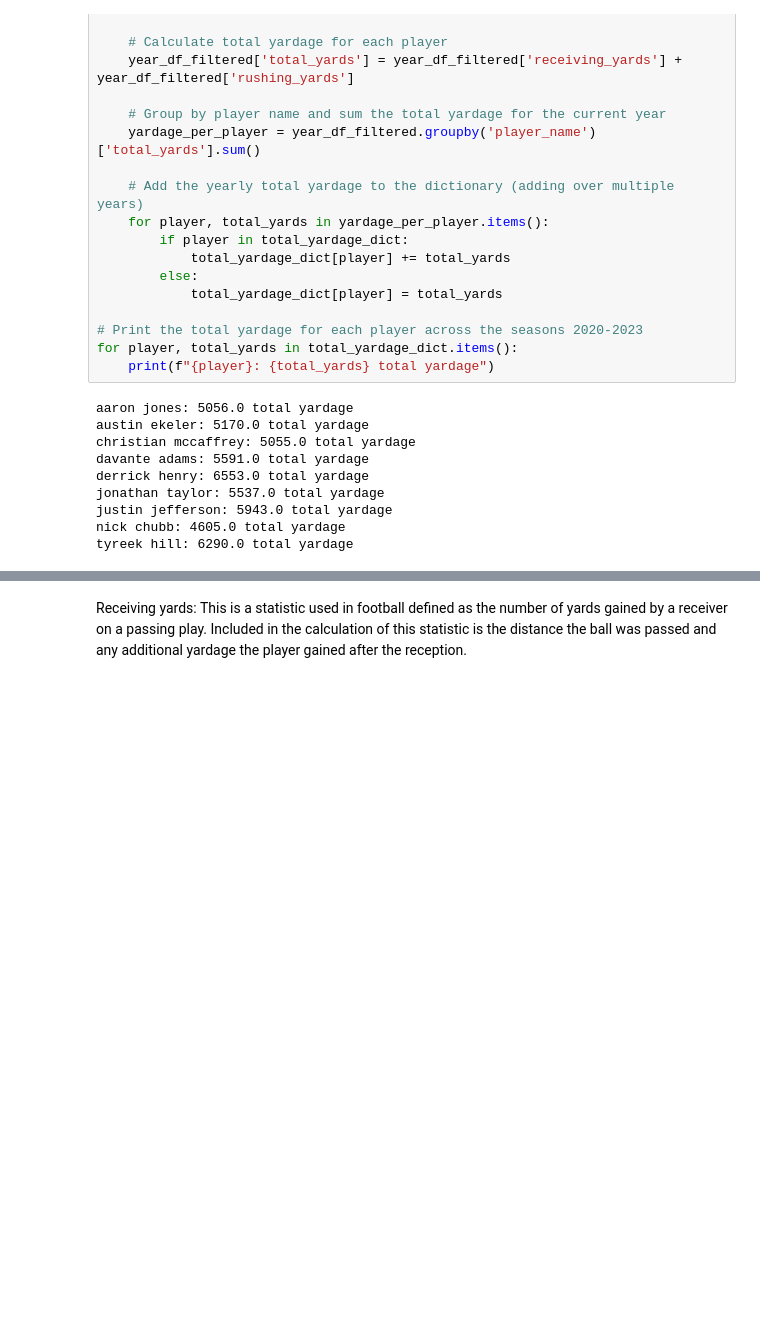
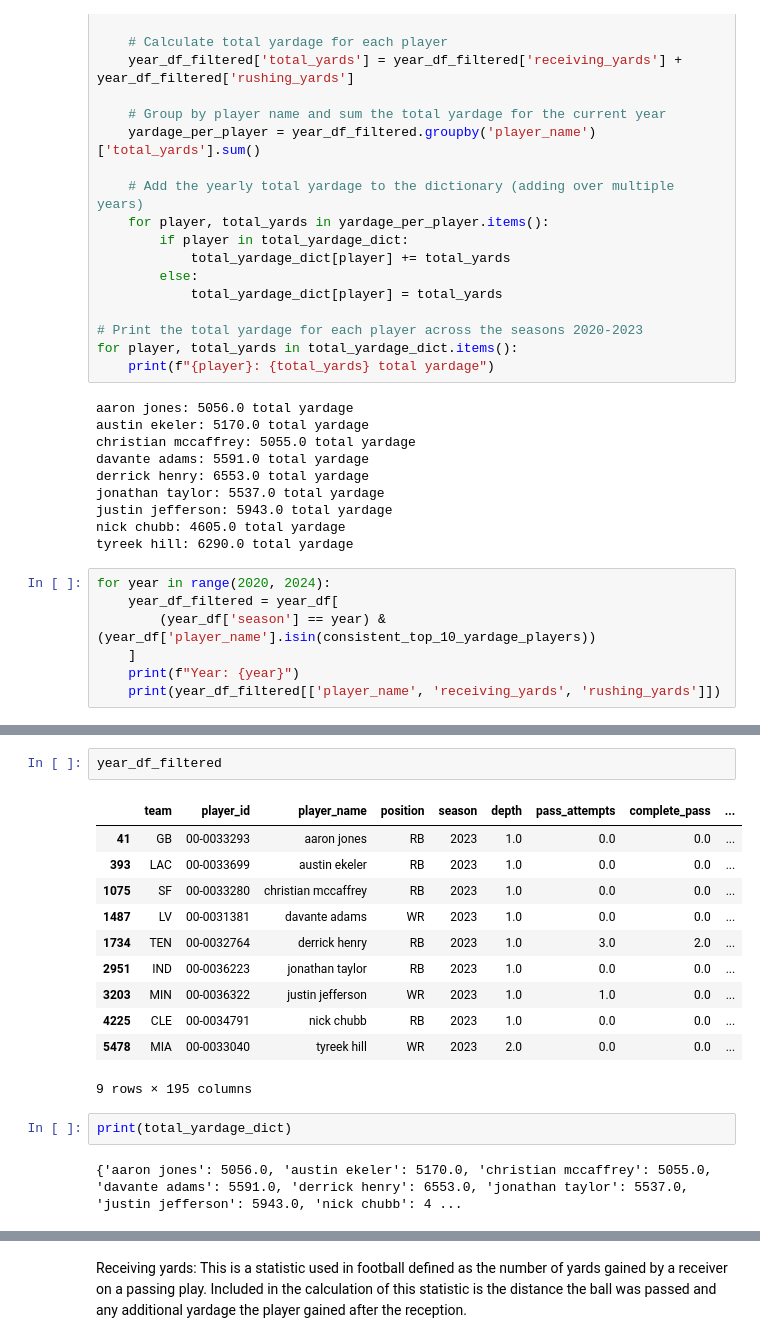
Before and after one commit to salomerivas/app-development, a Jupyter notebook: VisualizationKaggle.ipynb, the cells around one changed output, grey strips where cells are left out. Cells and saved outputs as stored; diff of their text form; blank space fills up the shorter version.

```diff
--- a/VisualizationKaggle.ipynb
+++ b/VisualizationKaggle.ipynb
@@ -1099,3 +1110,10 @@ jonathan taylor: 5537.0 total yardage
 justin jefferson: 5943.0 total yardage
 nick chubb: 4605.0 total yardage
 tyreek hill: 6290.0 total yardage
+# %%
+for year in range(2020, 2024):
+    year_df_filtered = year_df[
+        (year_df['season'] == year) & (year_df['player_name'].isin(consistent_top_10_yardage_players))
+    ]
+    print(f"Year: {year}")
+    print(year_df_filtered[['player_name', 'receiving_yards', 'rushing_yards']])
@@ -1102,3 +1138,21 @@ tyreek hill: 6290.0 total yardage
+# %%
+year_df_filtered
+# %% [output]
+|  | team | player_id | player_name | position | season | depth | pass_attempts | complete_pass | ... |
+| 41 | GB | 00-0033293 | aaron jones | RB | 2023 | 1.0 | 0.0 | 0.0 | ... |
+| 393 | LAC | 00-0033699 | austin ekeler | RB | 2023 | 1.0 | 0.0 | 0.0 | ... |
+| 1075 | SF | 00-0033280 | christian mccaffrey | RB | 2023 | 1.0 | 0.0 | 0.0 | ... |
+| 1487 | LV | 00-0031381 | davante adams | WR | 2023 | 1.0 | 0.0 | 0.0 | ... |
+| 1734 | TEN | 00-0032764 | derrick henry | RB | 2023 | 1.0 | 3.0 | 2.0 | ... |
+| 2951 | IND | 00-0036223 | jonathan taylor | RB | 2023 | 1.0 | 0.0 | 0.0 | ... |
+| 3203 | MIN | 00-0036322 | justin jefferson | WR | 2023 | 1.0 | 1.0 | 0.0 | ... |
+| 4225 | CLE | 00-0034791 | nick chubb | RB | 2023 | 1.0 | 0.0 | 0.0 | ... |
+| 5478 | MIA | 00-0033040 | tyreek hill | WR | 2023 | 2.0 | 0.0 | 0.0 | ... |
+9 rows × 195 columns
+# %%
+print(total_yardage_dict)
+# %% [output]
+{'aaron jones': 5056.0, 'austin ekeler': 5170.0, 'christian mccaffrey': 5055.0, 'davante adams': 5591.0, 'derrick henry': 6553.0, 'jonathan taylor': 5537.0, 'justin jefferson': 5943.0, 'nick chubb': 4 ...
 # %%
 # Convert dictionary to DataFrame for seaborn
 yardage_df = pd.DataFrame(total_yardage_dict.items(), columns=["Player", "Total Yardage"])
```
Also changed, not shown: parts of 52 cells of this notebook.
